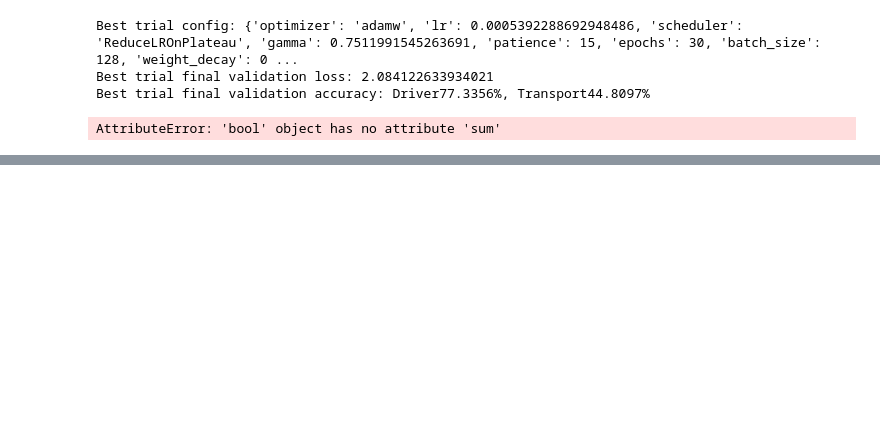
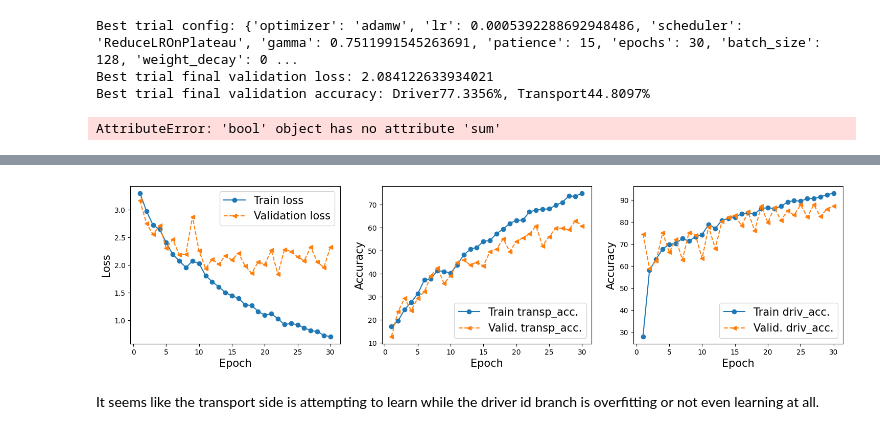
Before and after one commit to EsosaOrumwese/Msc_Research_Project_Multi-Task-Learning_CNN-GRU-biLSTM, a Jupyter notebook: hyperparam_test_MultiTaskModel.ipynb, the cells around one changed output, grey strips where cells are left out. Drawn from its saved outputs; the diff is of its cells as text; code cells hidden in the pictures; blank space fills up the shorter version.

Commit message:
Still working on hyperparam tuning for the MTL model. Added more transforms to the dataset

```diff
--- a/hyperparam_test_MultiTaskModel.ipynb
+++ b/hyperparam_test_MultiTaskModel.ipynb
@@ -209,20 +209,20 @@ model
 # %%
 np.random.seed(42)
 
-batch_size = 64
+batch_size = 128
 train_dl = DataLoader(train_datasets, batch_size, shuffle=True, num_workers=4)
 valid_dl = DataLoader(valid_datasets, batch_size, shuffle=True, num_workers=4)
 test_dl = DataLoader(test_datasets, batch_size, shuffle=False, num_workers=2)
 # %%
 criterion_driver = nn.CrossEntropyLoss(weight=class_weights_dr)
 criterion_transport = nn.CrossEntropyLoss(weight=class_weights_tr)
-model = MultitaskModel(6, 512, 2)
-optimizer = optim.Adam(model.parameters(), lr=0.0003872118032174588)
-scheduler = optim.lr_scheduler.ExponentialLR(optimizer, gamma=0.13618183112843046)
+model = MultitaskModel(input_size=6,hidden_size=1024, num_layers=1, dropout=0.6409051706390204)
+optimizer = optim.AdamW(model.parameters(), lr=0.0005392288692948486, weight_decay=0.0422480267454383)
+scheduler = optim.lr_scheduler.ReduceLROnPlateau(optimizer, factor=0.13618183112843046, patience=15)
 device = torch.device("cuda" if torch.cuda.is_available() else "cpu")
 
 model = model.to(device)
 # %%
 engine = MTL_engine(model, optimizer, scheduler, criterion_driver, criterion_transport, device)
 # %%
-hist = engine.train_validation(train_dl, valid_dl, epochs=2, save_path=None)
+hist = engine.train_validation(train_dl, valid_dl, epochs=30, save_path=None)
@@ -228,0 +249,6 @@ hist = engine.train_validation(train_dl, valid_dl, epochs=2, save_path=None)
+# %%
+MTL_plot().plot_history(hist)
+# %% [output]
+[figure, added]
+# %% [markdown]
+It seems like the transport side is attempting to learn while the driver id branch is overfitting or not even learning at all.
```
Also changed, not shown: parts of 27 cells of this notebook, 2 other files.
